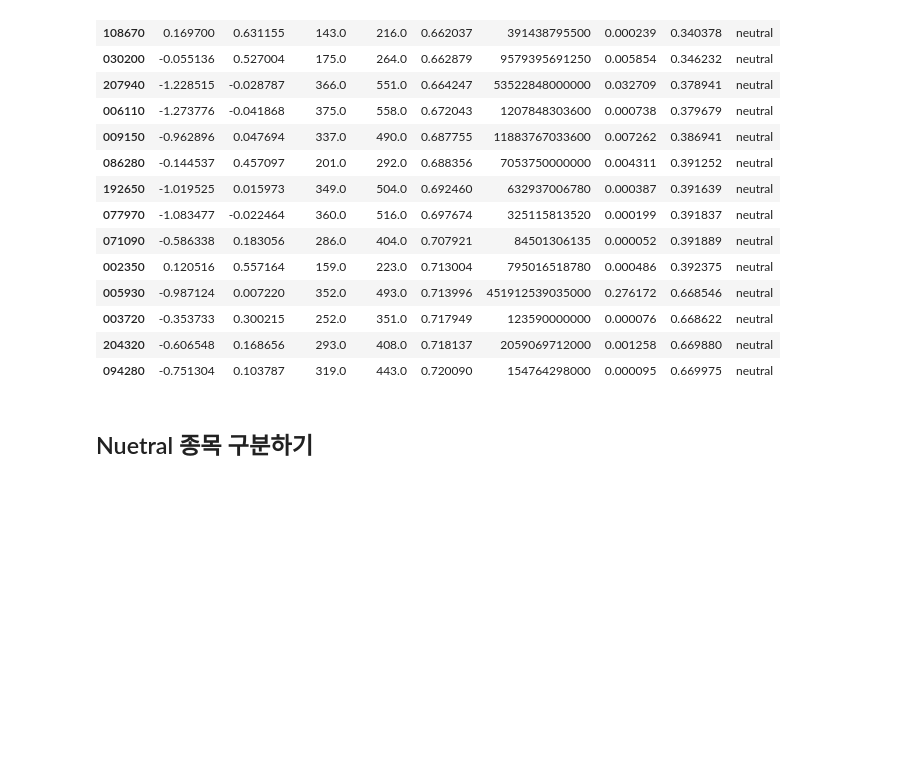
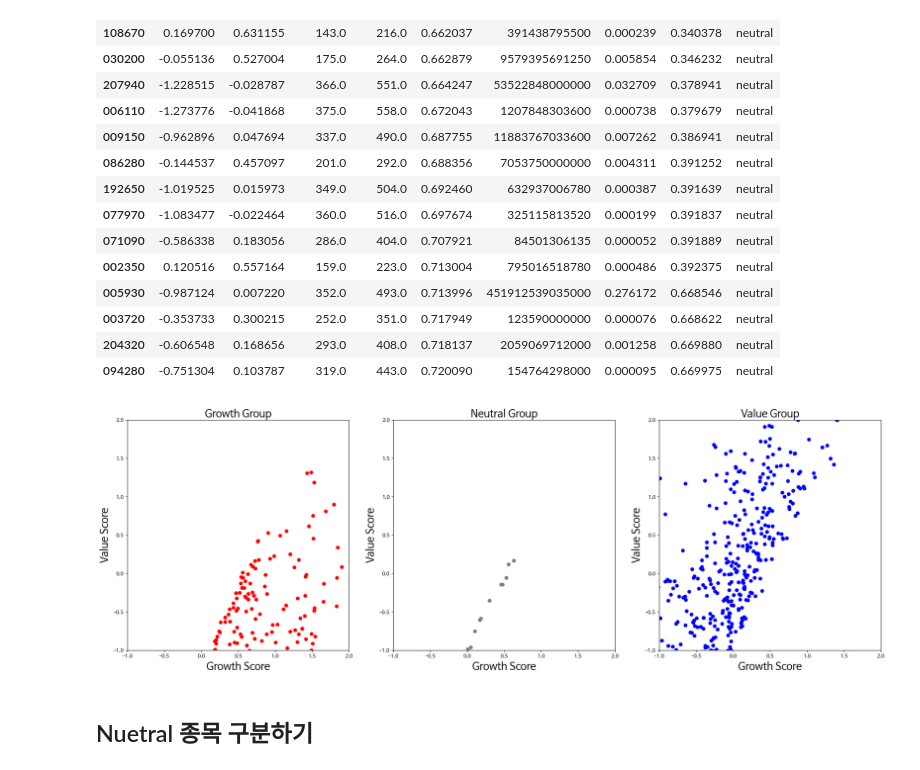
Before and after one commit to Solxcero/my-domains, a Jupyter notebook: economy/StyleInvestment.ipynb, the cells around one changed output. Cells and saved outputs as stored; diff of their text form; code cells hidden in the pictures; blank space fills up the shorter version.

Commit message:
graph

```diff
--- a/economy/StyleInvestment.ipynb
+++ b/economy/StyleInvestment.ipynb
@@ -335,4 +336,35 @@ fig.update_layout(
 fig.show()
+# %%
+# 성장, 중립, 가치 그룹별 분포 확인
+
+plt.figure(figsize=(26,8))
+
+plt.subplot(1,3,1)
+plt.scatter(GS['GS'],GS['VS'],s=40,c='red')
+plt.title('Growth Group',size=20)
+plt.xlabel('Growth Score',size=20)
+plt.ylabel('Value Score',size=20)
+plt.xlim([-1.0,2.0])
+plt.ylim([-1.0,2.0])
+
+plt.subplot(1,3,2)
+plt.scatter(NEUTRAL['GS'],NEUTRAL['VS'],s=40,c='gray')
+plt.title('Neutral Group',size=20)
+plt.xlabel('Growth Score',size=20)
+plt.ylabel('Value Score',size=20)
+plt.xlim([-1.0,2.0])
+plt.ylim([-1.0,2.0])
+
+plt.subplot(1,3,3)
+plt.scatter(VS['GS'],VS['VS'],s=40,c='blue')
+plt.title('Value Group',size=20)
+plt.xlabel('Growth Score',size=20)
+plt.ylabel('Value Score',size=20)
+plt.xlim([-1.0,2.0])
+plt.ylim([-1.0,2.0])
+plt.show()
+# %% [output]
+[figure, added]
 # %% [markdown]
 ## Nuetral 종목 구분하기
 # %% [markdown]
```
Also changed, not shown: parts of 2 cells of this notebook, 1 other file.
